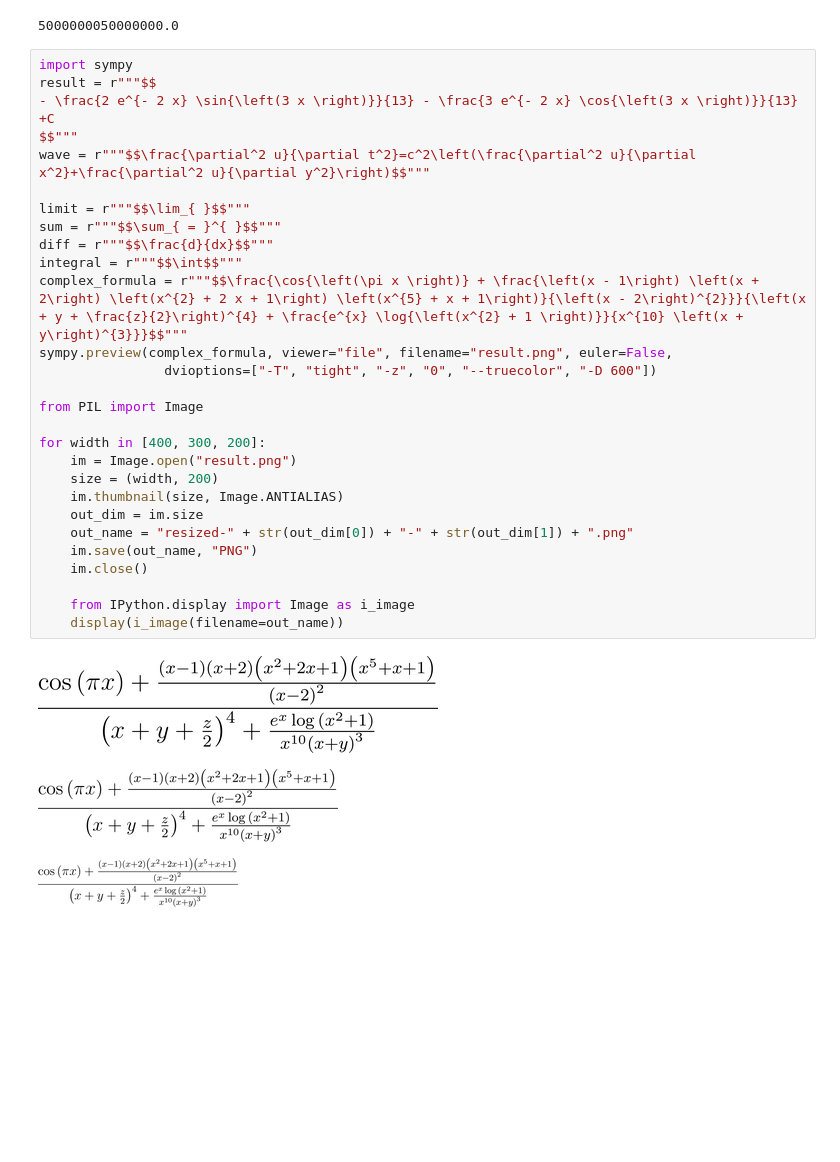
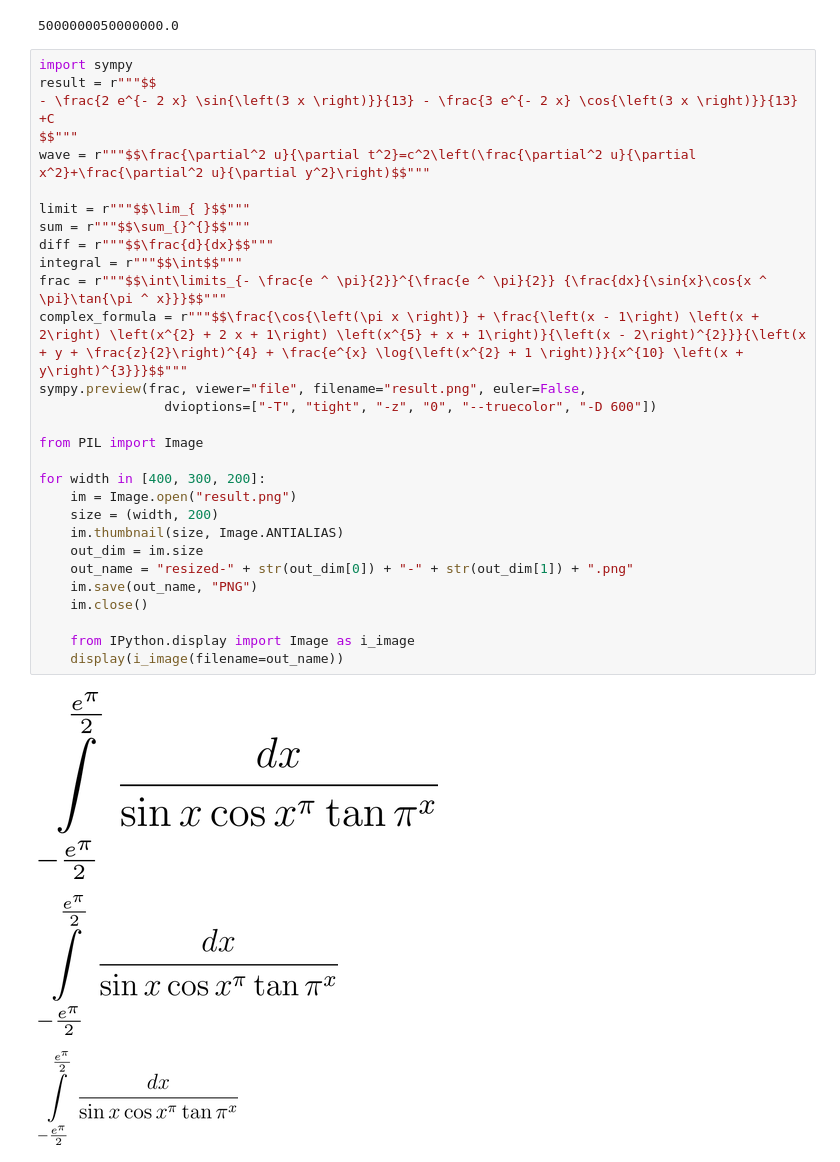
Before and after one commit to AreaEffectCloud/PyCalcu, a Jupyter notebook: complex.ipynb, the cells around one changed output. Cells and saved outputs as stored; diff of their text form; blank space fills up the shorter version.

```diff
--- a/complex.ipynb
+++ b/complex.ipynb
@@ -89,32 +89,33 @@ print(math.fsum([K for K in range(100000001)])) # Python標準
 # %%
 import sympy
 result = r"""$$
 - \frac{2 e^{- 2 x} \sin{\left(3 x \right)}}{13} - \frac{3 e^{- 2 x} \cos{\left(3 x \right)}}{13} +C
 $$"""
 wave = r"""$$\frac{\partial^2 u}{\partial t^2}=c^2\left(\frac{\partial^2 u}{\partial x^2}+\frac{\partial^2 u}{\partial y^2}\right)$$"""
 
 limit = r"""$$\lim_{ }$$"""
-sum = r"""$$\sum_{ = }^{ }$$"""
+sum = r"""$$\sum_{}^{}$$"""
 diff = r"""$$\frac{d}{dx}$$"""
 integral = r"""$$\int$$"""
+frac = r"""$$\int\limits_{- \frac{e ^ \pi}{2}}^{\frac{e ^ \pi}{2}} {\frac{dx}{\sin{x}\cos{x ^ \pi}\tan{\pi ^ x}}}$$"""
 complex_formula = r"""$$\frac{\cos{\left(\pi x \right)} + \frac{\left(x - 1\right) \left(x + 2\right) \left(x^{2} + 2 x + 1\right) \left(x^{5} + x + 1\right)}{\left(x - 2\right)^{2}}}{\left(x + y + \frac{z}{2}\right)^{4} + \frac{e^{x} \log{\left(x^{2} + 1 \right)}}{x^{10} \left(x + y\right)^{3}}}$$"""
-sympy.preview(complex_formula, viewer="file", filename="result.png", euler=False,
+sympy.preview(frac, viewer="file", filename="result.png", euler=False,
                 dvioptions=["-T", "tight", "-z", "0", "--truecolor", "-D 600"])
 
 from PIL import Image
 
 for width in [400, 300, 200]:
     im = Image.open("result.png")
     size = (width, 200)
     im.thumbnail(size, Image.ANTIALIAS)
     out_dim = im.size
     out_name = "resized-" + str(out_dim[0]) + "-" + str(out_dim[1]) + ".png"
     im.save(out_name, "PNG")
     im.close()
 
     from IPython.display import Image as i_image
     display(i_image(filename=out_name))
 # %% [output]
-[figure, old version]
+[figure, new version]
-[figure, old version]
+[figure, new version]
-[figure, old version]
+[figure, new version]
```
Also changed, not shown: 6 other files.
